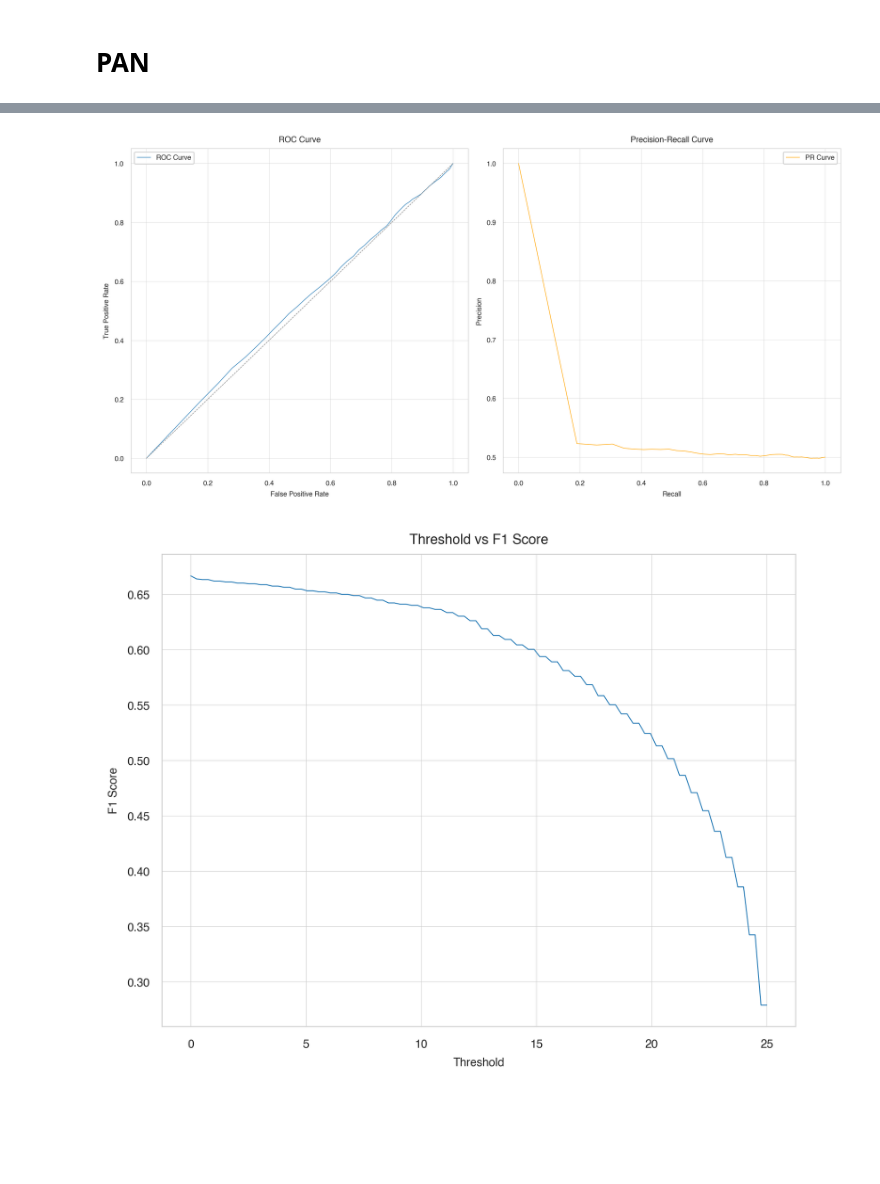
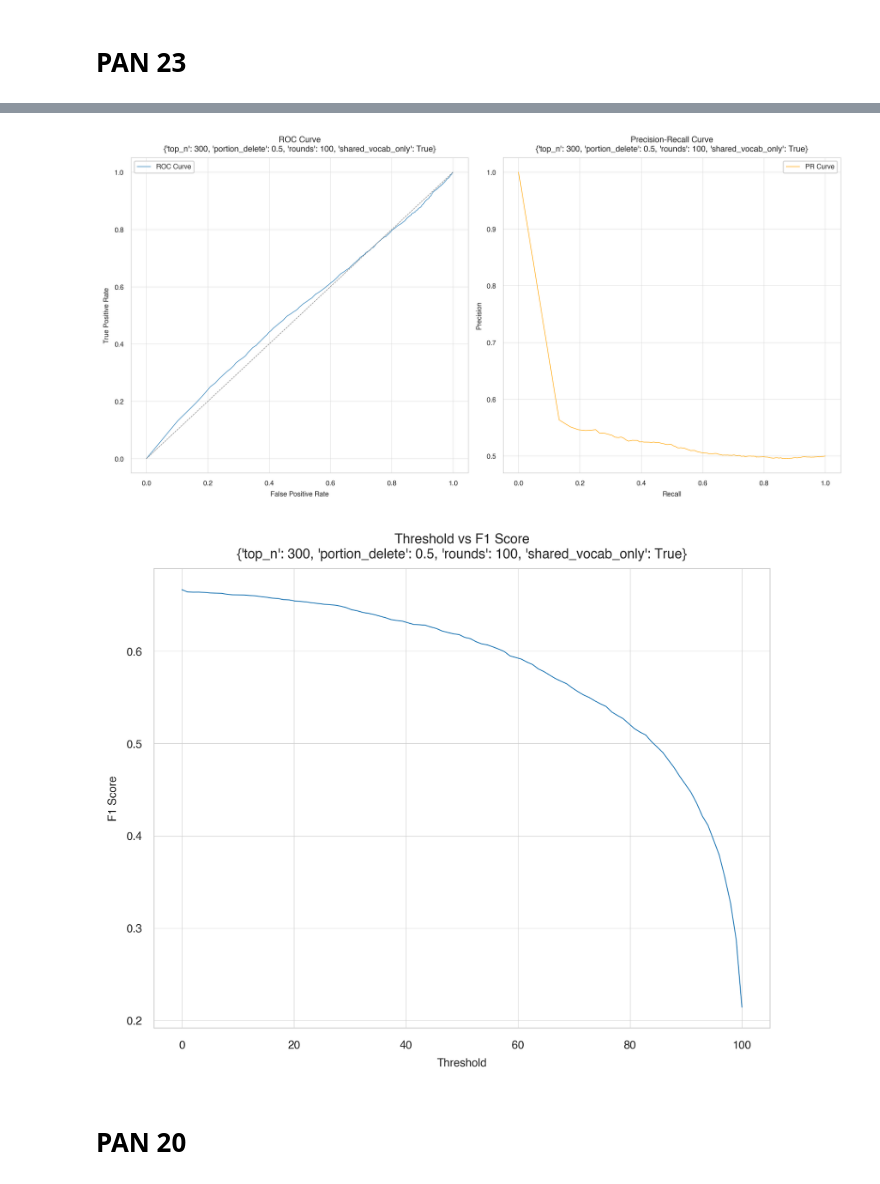
Before and after one commit to webis-de/emnlp26-impostors-method-llm-hard-negatives, a Jupyter notebook: notebooks/imposter.ipynb, the cells around one changed output, grey strips where cells are left out. Cells and saved outputs as stored; diff of their text form; code cells hidden in the pictures; blank space fills up the shorter version.

Commit message:
feat: Restructure imposter notebook

```diff
--- a/notebooks/imposter.ipynb
+++ b/notebooks/imposter.ipynb
@@ -252,3 +114,3 @@ def print_t_test_for_compression(cbc):
 # %% [markdown]
-# PAN
+# PAN 23
 # %%
@@ -292,10 +127,21 @@ display(ds_pan.head())
 | 4 | d410b3f0-b331-48ab-a524-c29ed1d487a2 | [interview, email] | [Oh, okay. Erm, well, I think of ... | False | [en_87, en_32] |
 # %%
 # one elmenent = averaged score of X,Y and Y,X pair (score=number of rounds where the candidate was the most similar)
-scores_pan_top_250 = impostor(ds_pan, top_n=250, portion_delete=0.5, rounds=25, shared_vocab_only=True)
+args = {
+    'top_n': 300,
+    'portion_delete': 0.5,
+    'rounds': 100,
+    'shared_vocab_only': True
+}
+scores_pan23_top_250 = impostor(ds_pan23, **args)
+# %%
+sys.path.append(os.path.abspath(".."))
+save_path = Path.cwd().parent / CONFIG.SAVE_PATH / 'impostor_scores' / CONFIG.PAN23
+save_path.mkdir(parents=True, exist_ok=True)
 # %%
-# assuming df_scores is your wide-format scores table
-plot_decision_threshold_imposter(scores_pan_top_250, labels=labels)
+plot_decision_threshold_imposter(scores_pan_top_250, labels=labels, title_kwargs=args, savefig_basepath=save_path)
 # %% [output]
-[figure, old version]
+[figure, new version]
-[figure, old version]
+[figure, new version]
+# %% [markdown]
+# PAN 20
```
Also changed, not shown: parts of 10 cells of this notebook.
